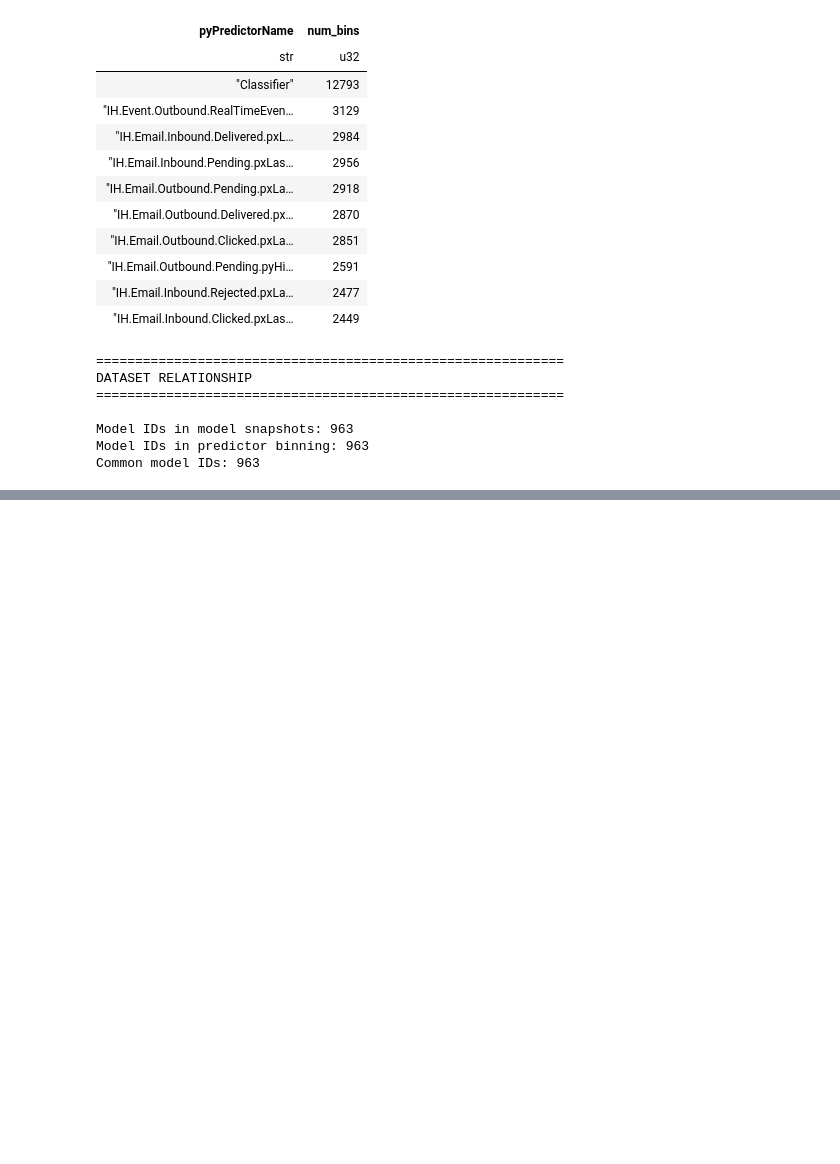
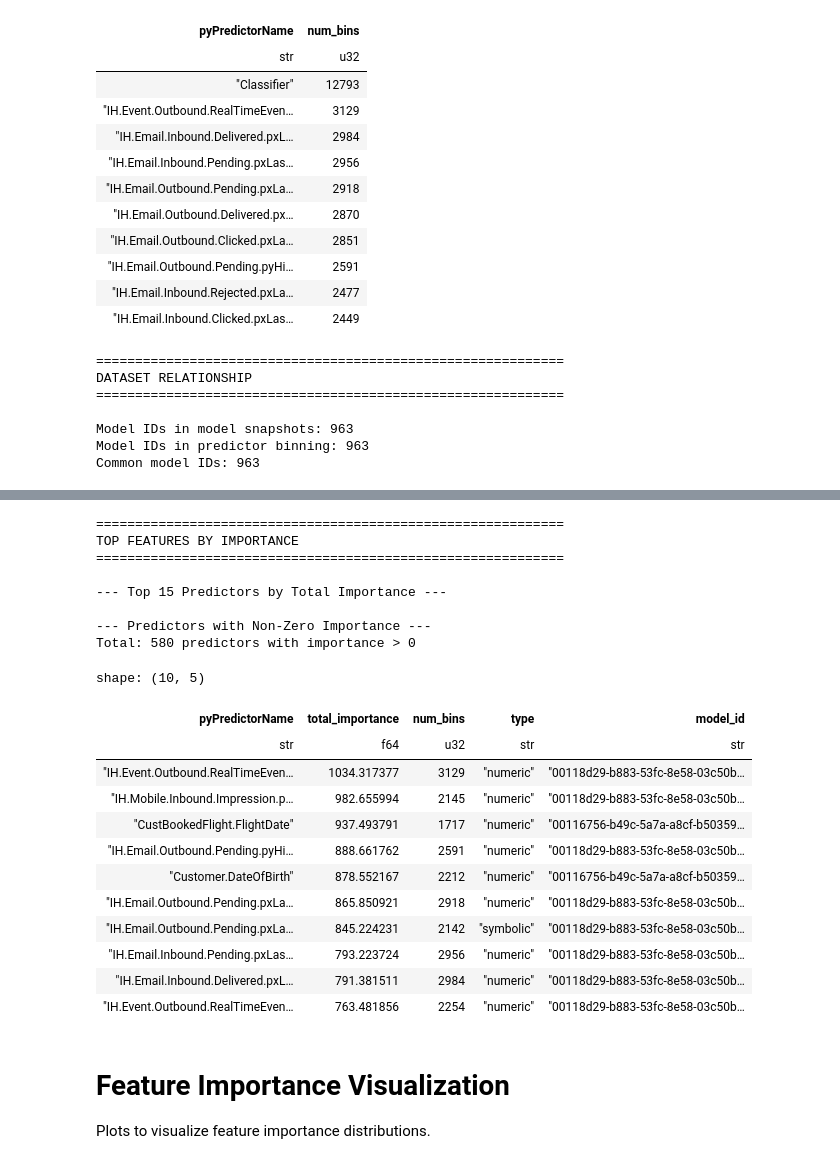
Before and after one commit to bosnbos/xai-fidelity-benchmark, a Jupyter notebook: notebooks/exploration.ipynb, the cells around one changed output, grey strips where cells are left out. Cells and saved outputs as stored; diff of their text form; code cells hidden in the pictures; blank space fills up the shorter version.

Commit message:
Add model selection analysis, snapshot validation, and time-series visualizations for CDH models

```diff
--- a/notebooks/exploration.ipynb
+++ b/notebooks/exploration.ipynb
@@ -182,0 +238,52 @@ Common model IDs: 963
+# %%
+# --- Top Features by Importance ---
+print("=" * 60)
+print("TOP FEATURES BY IMPORTANCE")
+print("=" * 60)
+
+# Aggregate importance by predictor (sum across bins)
+predictor_importance = (
+    df_predictor_binning
+    .group_by("pyPredictorName")
+    .agg(
+        pl.sum("pyFeatureImportance").alias("total_importance"),
+        pl.len().alias("num_bins"),
+        pl.first("pyType").alias("type"),
+        pl.first("pyModelID").alias("model_id")
+    )
+    .sort("total_importance", descending=True)
+)
+
+print(f"\n--- Top 15 Predictors by Total Importance ---")
+print(predictor_importance.head(15))
+
+# Show non-zero importance predictors
+print(f"\n--- Predictors with Non-Zero Importance ---")
+non_zero = predictor_importance.filter(pl.col("total_importance") > 0)
+print(f"Total: {len(non_zero)} predictors with importance > 0")
+print(non_zero.head(10))
+# %% [output]
+============================================================
+TOP FEATURES BY IMPORTANCE
+============================================================
+
+--- Top 15 Predictors by Total Importance ---
+
+--- Predictors with Non-Zero Importance ---
+Total: 580 predictors with importance > 0
+shape: (10, 5)
+| pyPredictorName | total_importance | num_bins | type | model_id |
+| str | f64 | u32 | str | str |
+| "IH.Event.Outbound.RealTimeEven… | 1034.317377 | 3129 | "numeric" | "00118d29-b883-53fc-8e58-03c50b… |
+| "IH.Mobile.Inbound.Impression.p… | 982.655994 | 2145 | "numeric" | "00118d29-b883-53fc-8e58-03c50b… |
+| "CustBookedFlight.FlightDate" | 937.493791 | 1717 | "numeric" | "00116756-b49c-5a7a-a8cf-b50359… |
+| "IH.Email.Outbound.Pending.pyHi… | 888.661762 | 2591 | "numeric" | "00118d29-b883-53fc-8e58-03c50b… |
+| "Customer.DateOfBirth" | 878.552167 | 2212 | "numeric" | "00116756-b49c-5a7a-a8cf-b50359… |
+| "IH.Email.Outbound.Pending.pxLa… | 865.850921 | 2918 | "numeric" | "00118d29-b883-53fc-8e58-03c50b… |
+| "IH.Email.Outbound.Pending.pxLa… | 845.224231 | 2142 | "symbolic" | "00118d29-b883-53fc-8e58-03c50b… |
+| "IH.Email.Inbound.Pending.pxLas… | 793.223724 | 2956 | "numeric" | "00118d29-b883-53fc-8e58-03c50b… |
+| "IH.Email.Inbound.Delivered.pxL… | 791.381511 | 2984 | "numeric" | "00118d29-b883-53fc-8e58-03c50b… |
+| "IH.Event.Outbound.RealTimeEven… | 763.481856 | 2254 | "numeric" | "00118d29-b883-53fc-8e58-03c50b… |
+# %% [markdown]
+# Feature Importance Visualization
+Plots to visualize feature importance distributions.
```
Also changed, not shown: parts of 4 cells of this notebook.
